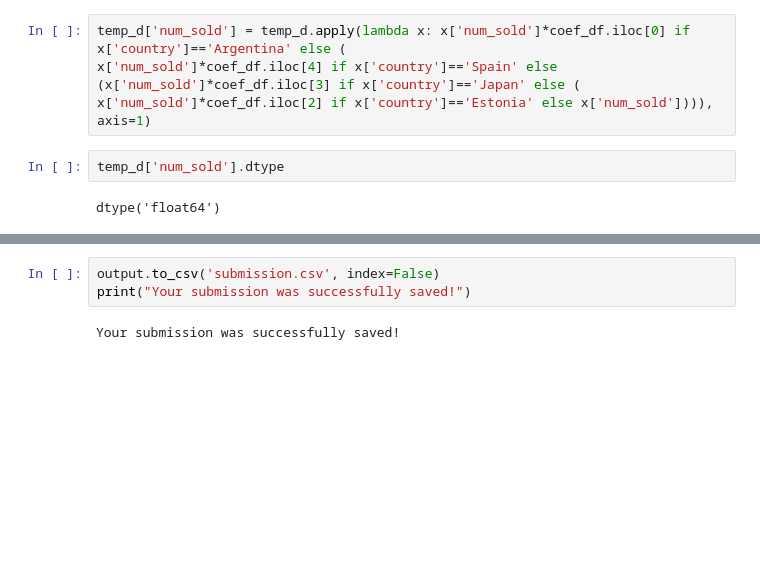
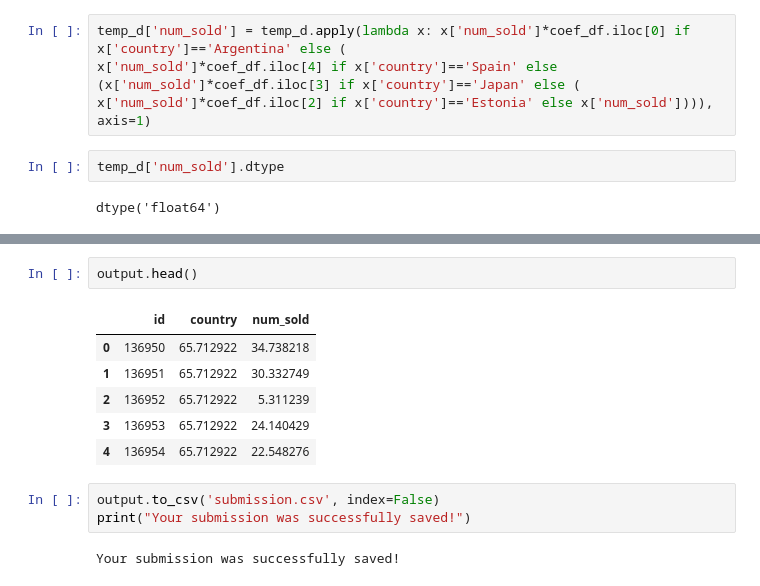
Before and after one commit to shadymag12/TimeSeriesPrediction, a Jupyter notebook: time-series-prediction-using-histboostregressor.ipynb, the cells around one changed output, grey strips where cells are left out. Cells and saved outputs as stored; diff of their text form; blank space fills up the shorter version.

```diff
--- a/time-series-prediction-using-histboostregressor.ipynb
+++ b/time-series-prediction-using-histboostregressor.ipynb
@@ -335,4 +335,13 @@ output.drop('country',axis=1)
 27375 rows × 2 columns
+# %%
+output.head()
+# %% [output]
+|  | id | country | num_sold |
+| 0 | 136950 | 65.712922 | 34.738218 |
+| 1 | 136951 | 65.712922 | 30.332749 |
+| 2 | 136952 | 65.712922 | 5.311239 |
+| 3 | 136953 | 65.712922 | 24.140429 |
+| 4 | 136954 | 65.712922 | 22.548276 |
 # %%
 output.to_csv('submission.csv', index=False)
 print("Your submission was successfully saved!")
```
Also changed, not shown: parts of 8 cells of this notebook.
